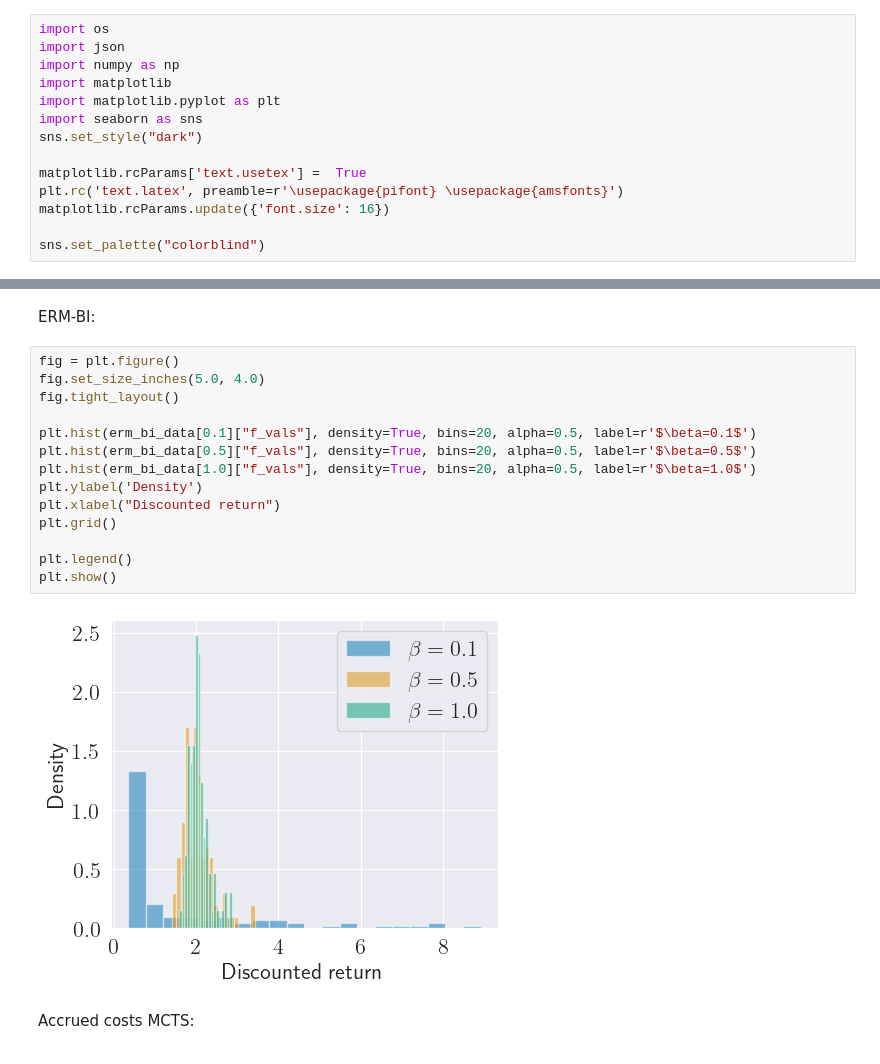
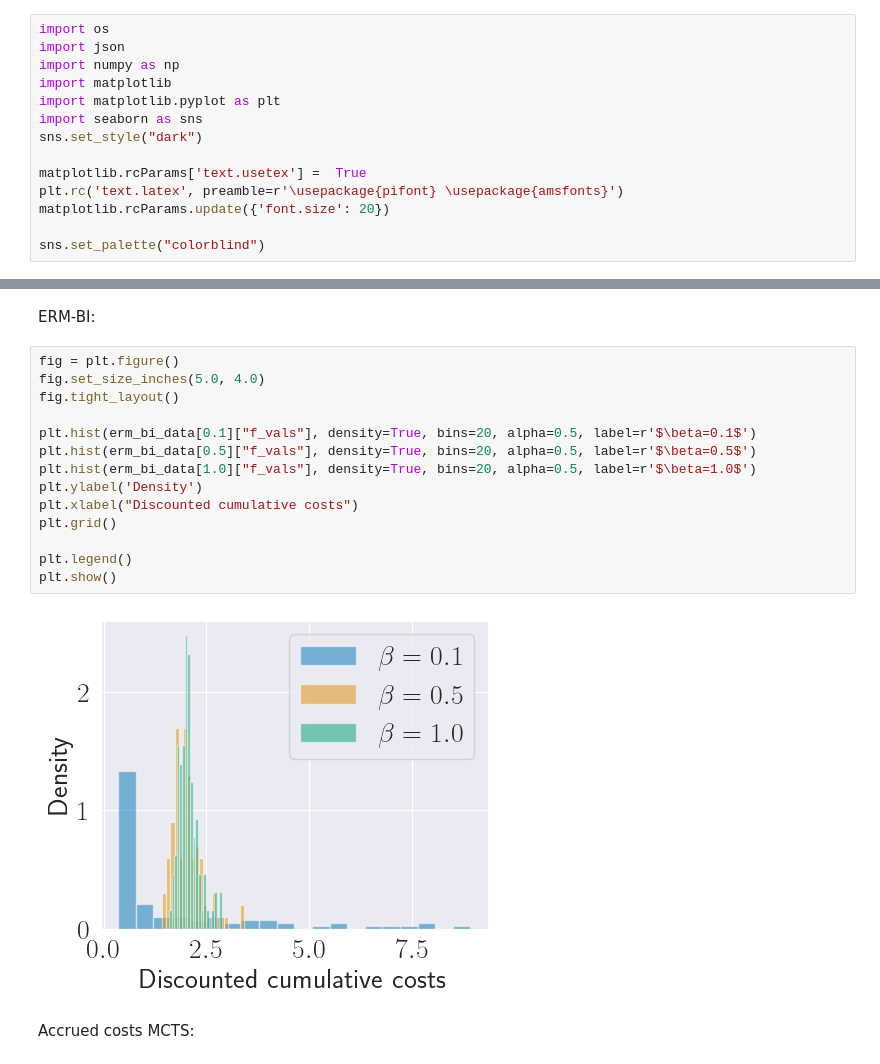
Before and after one commit to PPSantos/risk-aware-mcts, a Jupyter notebook: erm_mcts.ipynb, the cells around one changed output, grey strips where cells are left out. Saved outputs shown, nothing was run; the diff lists cells and outputs as text.

```diff
--- a/erm_mcts.ipynb
+++ b/erm_mcts.ipynb
@@ -12,7 +12,7 @@ sns.set_style("dark")
 
 matplotlib.rcParams['text.usetex'] =  True
 plt.rc('text.latex', preamble=r'\usepackage{pifont} \usepackage{amsfonts}')
-matplotlib.rcParams.update({'font.size': 16})
+matplotlib.rcParams.update({'font.size': 20})
 
 sns.set_palette("colorblind")
 # %%
@@ -226,19 +322,19 @@ ERM-BI:
 # %%
 fig = plt.figure()
 fig.set_size_inches(5.0, 4.0)
 fig.tight_layout()
 
 plt.hist(erm_bi_data[0.1]["f_vals"], density=True, bins=20, alpha=0.5, label=r'$\beta=0.1$')
 plt.hist(erm_bi_data[0.5]["f_vals"], density=True, bins=20, alpha=0.5, label=r'$\beta=0.5$')
 plt.hist(erm_bi_data[1.0]["f_vals"], density=True, bins=20, alpha=0.5, label=r'$\beta=1.0$')
 plt.ylabel('Density')
-plt.xlabel("Discounted return")
+plt.xlabel("Discounted cumulative costs")
 plt.grid()
 
 plt.legend()
 plt.show()
 # %% [output]
-[figure, old version]
+[figure, new version]
 # %% [markdown]
 Accrued costs MCTS:
 # %%
```
Also changed, not shown: parts of 8 cells of this notebook, 1 other file.
